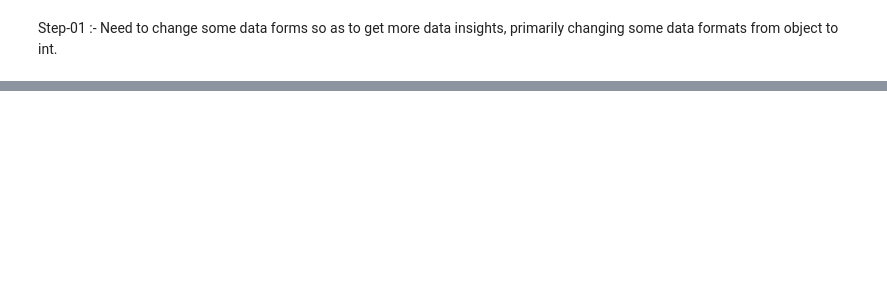
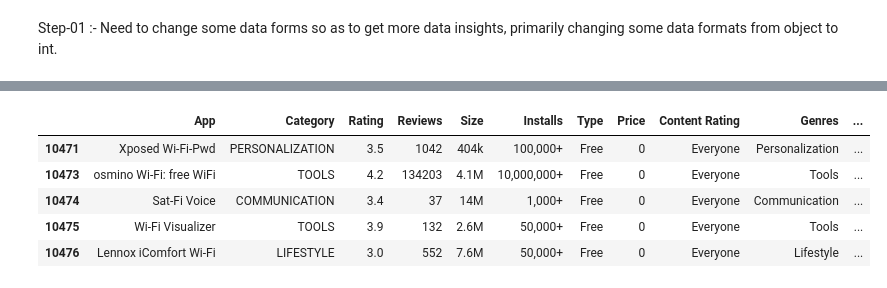
Before and after one commit to Kaustubh-Amare/-EDA_CAPSTONE_Playstore_-_Userdata, a Jupyter notebook: playstore_data_analysis_kau.ipynb, the cells around one changed output, grey strips where cells are left out. Cells and saved outputs as stored; diff of their text form; code cells hidden in the pictures; blank space fills up the shorter version.

```diff
--- a/playstore_data_analysis_kau.ipynb
+++ b/playstore_data_analysis_kau.ipynb
@@ -48,0 +51,2 @@ playstore_df.head()
+# %%
+wk_ps_df= playstore_df.copy()
@@ -51,0 +96,13 @@ primarily changing some data formats from object to int.
+# %%
+''' This above Entry no_ 10472 searched for mistaked entry of 3.0M in Review column have lots of misentered data in multiple columns like
+in Genres Ratings, category this might affect the further EDA and typeconversion, thus dropping this column   '''
+
+wk_ps_df.drop([10472] , inplace= True )
+wk_ps_df[10471:10476]                                                # Row 10472 droppd successfully.
+# %% [output]
+|  | App | Category | Rating | Reviews | Size | Installs | Type | Price | Content Rating | Genres | ... |
+| 10471 | Xposed Wi-Fi-Pwd | PERSONALIZATION | 3.5 | 1042 | 404k | 100,000+ | Free | 0 | Everyone | Personalization | ... |
+| 10473 | osmino Wi-Fi: free WiFi | TOOLS | 4.2 | 134203 | 4.1M | 10,000,000+ | Free | 0 | Everyone | Tools | ... |
+| 10474 | Sat-Fi Voice | COMMUNICATION | 3.4 | 37 | 14M | 1,000+ | Free | 0 | Everyone | Communication | ... |
+| 10475 | Wi-Fi Visualizer | TOOLS | 3.9 | 132 | 2.6M | 50,000+ | Free | 0 | Everyone | Tools | ... |
+| 10476 | Lennox iComfort Wi-Fi | LIFESTYLE | 3.0 | 552 | 7.6M | 50,000+ | Free | 0 | Everyone | Lifestyle | ... |
```
Also changed, not shown: parts of 30 cells of this notebook.
